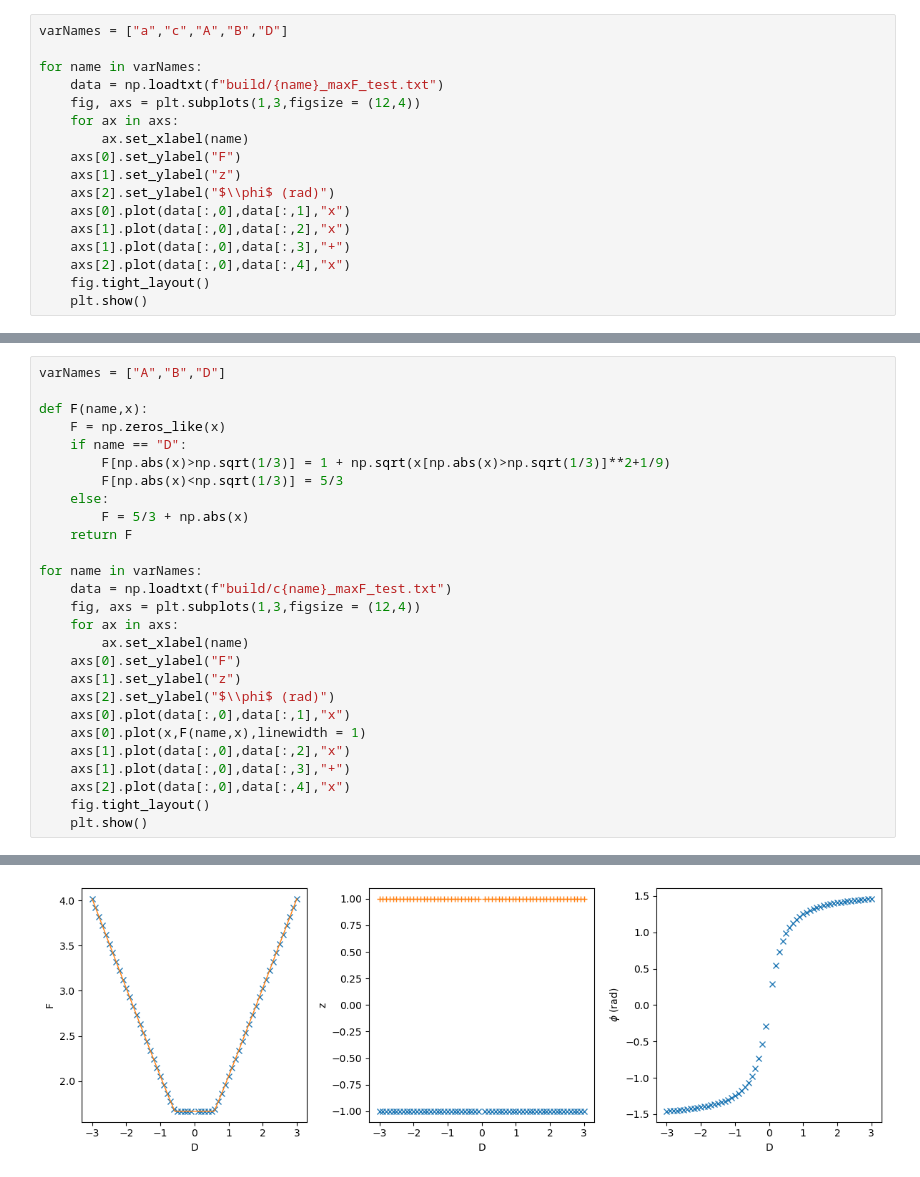
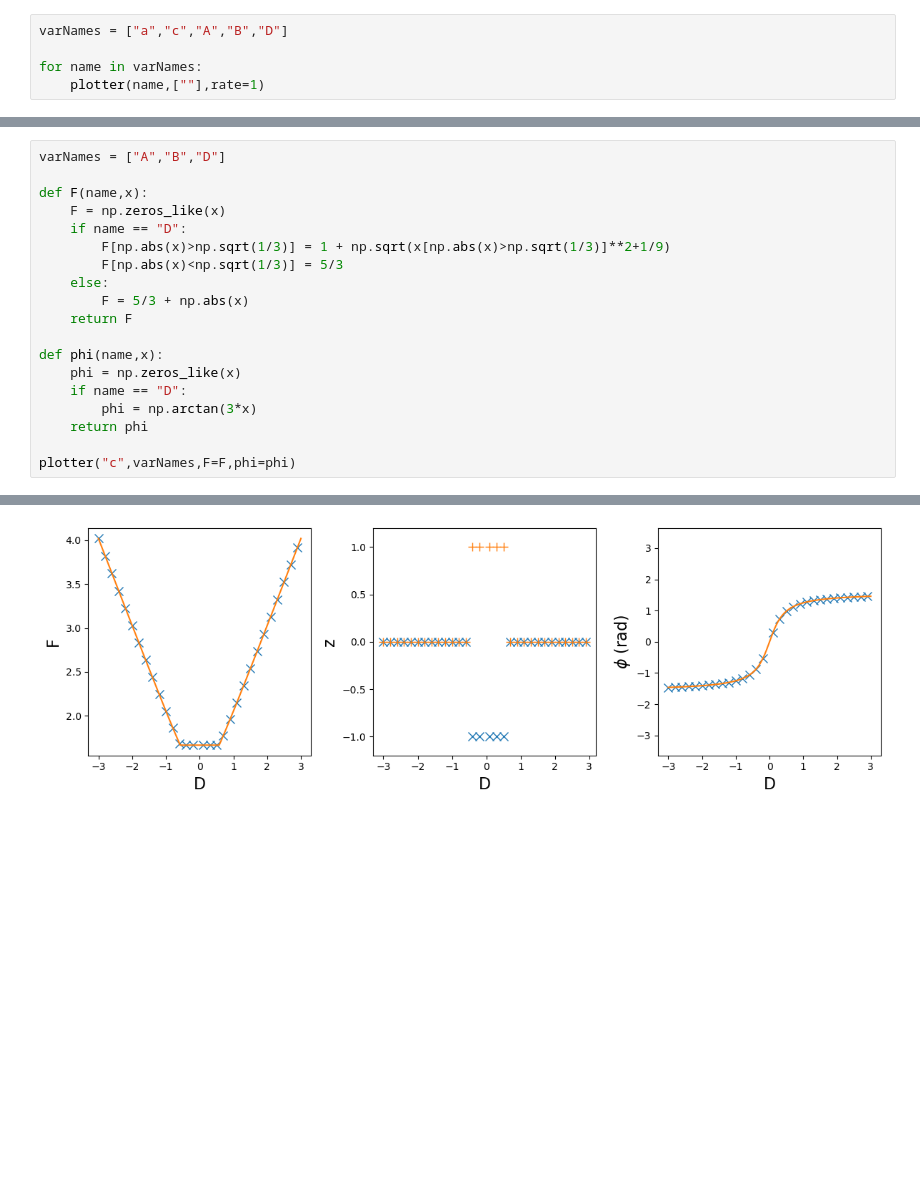
Before and after one commit to PabloCanovasM/CRADLE_TESTS, a Jupyter notebook: maximumAngCorr2.ipynb, the cells around one changed output, grey strips where cells are left out. Saved outputs shown, nothing was run; the diff lists cells and outputs as text; blank space fills up the shorter version.

```diff
--- a/maximumAngCorr2.ipynb
+++ b/maximumAngCorr2.ipynb
@@ -6,17 +35,5 @@ import matplotlib as mtpl
 varNames = ["a","c","A","B","D"]
 
 for name in varNames:
-    data = np.loadtxt(f"build/{name}_maxF_test.txt")
-    fig, axs = plt.subplots(1,3,figsize = (12,4))
-    for ax in axs:
-        ax.set_xlabel(name)
-    axs[0].set_ylabel("F")
-    axs[1].set_ylabel("z")
-    axs[2].set_ylabel("$\\phi$ (rad)")
-    axs[0].plot(data[:,0],data[:,1],"x")
-    axs[1].plot(data[:,0],data[:,2],"x")
-    axs[1].plot(data[:,0],data[:,3],"+")
-    axs[2].plot(data[:,0],data[:,4],"x")
-    fig.tight_layout()
-    plt.show()
+    plotter(name,[""],rate=1)
 # %% [output]
@@ -73,19 +86,11 @@ def F(name,x):
         F = 5/3 + np.abs(x)
     return F
 
-for name in varNames:
-    data = np.loadtxt(f"build/c{name}_maxF_test.txt")
-    fig, axs = plt.subplots(1,3,figsize = (12,4))
-    for ax in axs:
-        ax.set_xlabel(name)
-    axs[0].set_ylabel("F")
-    axs[1].set_ylabel("z")
-    axs[2].set_ylabel("$\\phi$ (rad)")
-    axs[0].plot(data[:,0],data[:,1],"x")
-    axs[0].plot(x,F(name,x),linewidth = 1)
-    axs[1].plot(data[:,0],data[:,2],"x")
-    axs[1].plot(data[:,0],data[:,3],"+")
-    axs[2].plot(data[:,0],data[:,4],"x")
-    fig.tight_layout()
-    plt.show()
+def phi(name,x):
+    phi = np.zeros_like(x)
+    if name == "D":
+        phi = np.arctan(3*x)
+    return phi
+
+plotter("c",varNames,F=F,phi=phi)
 # %% [output]
@@ -94,4 +99,4 @@ for name in varNames:
-[figure, old version]
+[figure, new version]
 # %%
 varNames = ["B","D"]
 
```
Also changed, not shown: parts of 7 cells of this notebook, 6 other files.
